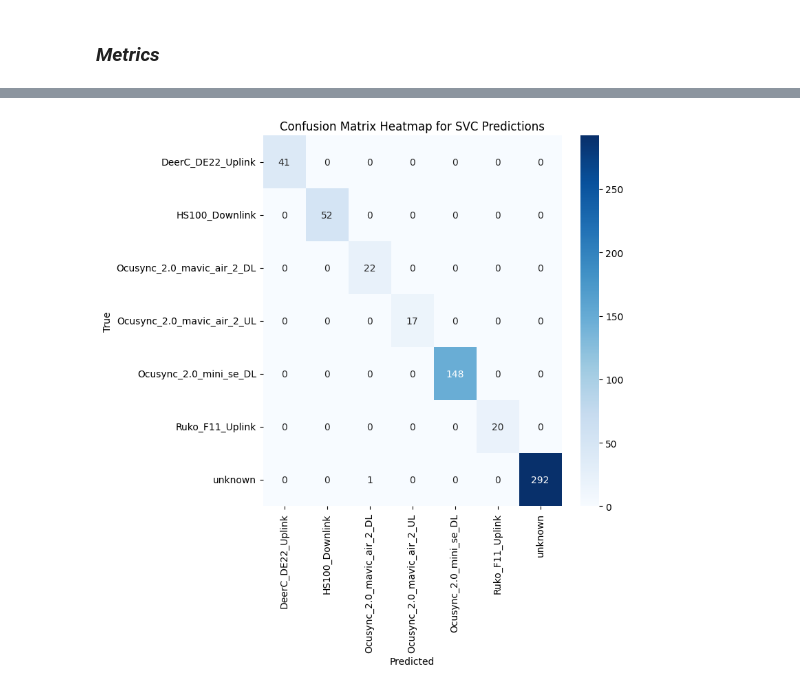
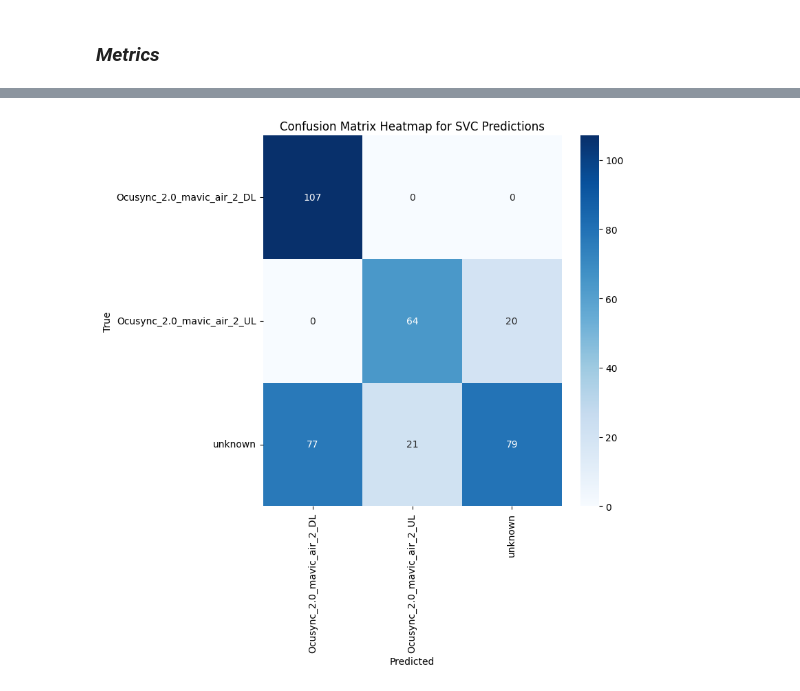
Before and after one commit to changerate/iq-classification-classical-models, a Jupyter notebook: classical-rf.ipynb, the cells around one changed output, grey strips where cells are left out. Cells and saved outputs as stored; diff of their text form; code cells hidden in the pictures.

```diff
--- a/classical-rf.ipynb
+++ b/classical-rf.ipynb
@@ -365,13 +377,23 @@ if False:
 X_train = derived_samples_training
 y_train = np.array(labels_training)
 
-print(f"Samples and features: {X_train.shape}")
-print(f"Number of features: {num_features}")
+print(f"Number of samples: {X_train.shape[0]:,}")
+print(f"Number of labels: {len(y_train):,}")
+
+remove_labels_training = [
+    'Burst',
+    "",
+]
+
+mask = ~np.isin(y_train, remove_labels_training)
+
+X_train = X_train[mask]
+y_train = y_train[mask]
+
+print(f"\nAfter removing unnecessary labels:")
+print(f"Number of samples: {X_train.shape[0]:,}")
+print(f"Number of labels: {len(y_train):,}")
 
 le = LabelEncoder()
 y_train = le.fit_transform(y_train)
-
-# X_train, X_test, y_train, y_test = train_test_split(
-#     X, y, test_size=0.2, random_state=42, stratify=y
-# )
 # %% [output]
@@ -394,7 +414,7 @@ RandomForestClassifier(random_state=42)
 ### *Loading testing dataset*
 # %%
 # data_dir = '/Volumes/DRIVE 128GB/evaluation'
-data_dir = '/home/uav-cyberlab-rfml/RFML/RFML-Code/RFML_Drone_Dataset_2025/old_drone_full_annotated_dataset/*Evaluation*/Mavic_Air_2/'
+data_dir = '/home/uav-cyberlab-rfml/RFML/RFML-Code/RFML_Drone_Dataset_2025/old_drone_full_annotated_dataset/*Evaluation*'
 derived_samples_test, labels_test = readInBinDirectoryWithAnnotations(data_dir, "_eval", max_files=max_files)
 # %% [output]
 Converted 15,625,000 IQ samples to numpy array
@@ -451,7 +481,24 @@ Count   Label
 X_test = derived_samples_test
 y_test = np.array(labels_test)
 
-print(f"Samples and features: {X_test.shape}")
+print(f"Number of samples: {X_test.shape[0]:,}")
+print(f"Number of labels: {len(y_test):,}")
+
+remove_labels = [
+    'Ruko_F11_pro_DL',
+    'Lightbridge_phantom_3_pro_UL',
+    'Lightbridge_phantom_3_pro_DL',
+    'Lightbridge_phantom_3_pro'
+]
+
+mask = ~np.isin(y_test, remove_labels)
+
+X_test = X_test[mask]
+y_test = y_test[mask]
+
+print(f"\nAfter removing invalid labels")
+print(f"Number of samples: {X_test.shape[0]:,}")
+print(f"Number of labels: {len(y_test):,}")
 
 y_test = le.transform(y_test)
 y_pred = rf.predict(X_test)
@@ -503,17 +558,17 @@ NameError: name 'labels' is not defined
 # %%
 # Create a heatmap of the confusion matrix
 
 plt.figure(figsize=(7, 7))
-sn.heatmap(cm, annot=True, fmt="d", cmap="Blues", xticklabels=np.unique(labels), yticklabels=np.unique(labels))
+sn.heatmap(cm, annot=True, fmt="d", cmap="Blues", xticklabels=np.unique(labels_test), yticklabels=np.unique(labels_test))
 
 # Labels and title
 plt.xlabel('Predicted')
 plt.ylabel('True')
 plt.title('Confusion Matrix Heatmap for SVC Predictions')
 
 plt.show()
 # %% [output]
-[figure, old version]
+[figure, new version]
 # %%
 fi = pd.Series(rf.feature_importances_, index=feature_names).sort_values(ascending=False)
 print(fi)
```
Also changed, not shown: parts of 14 cells of this notebook, 2 other files.
